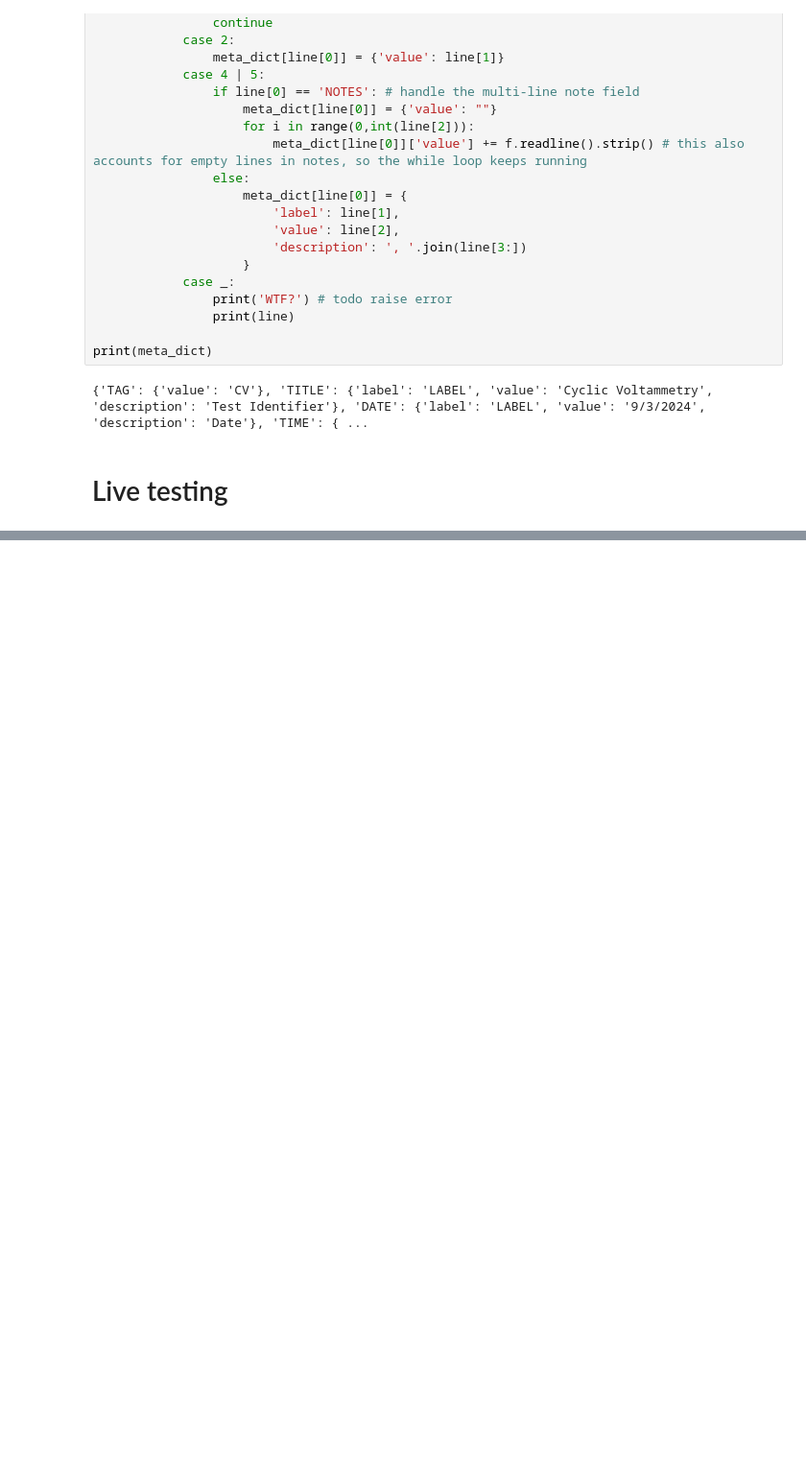
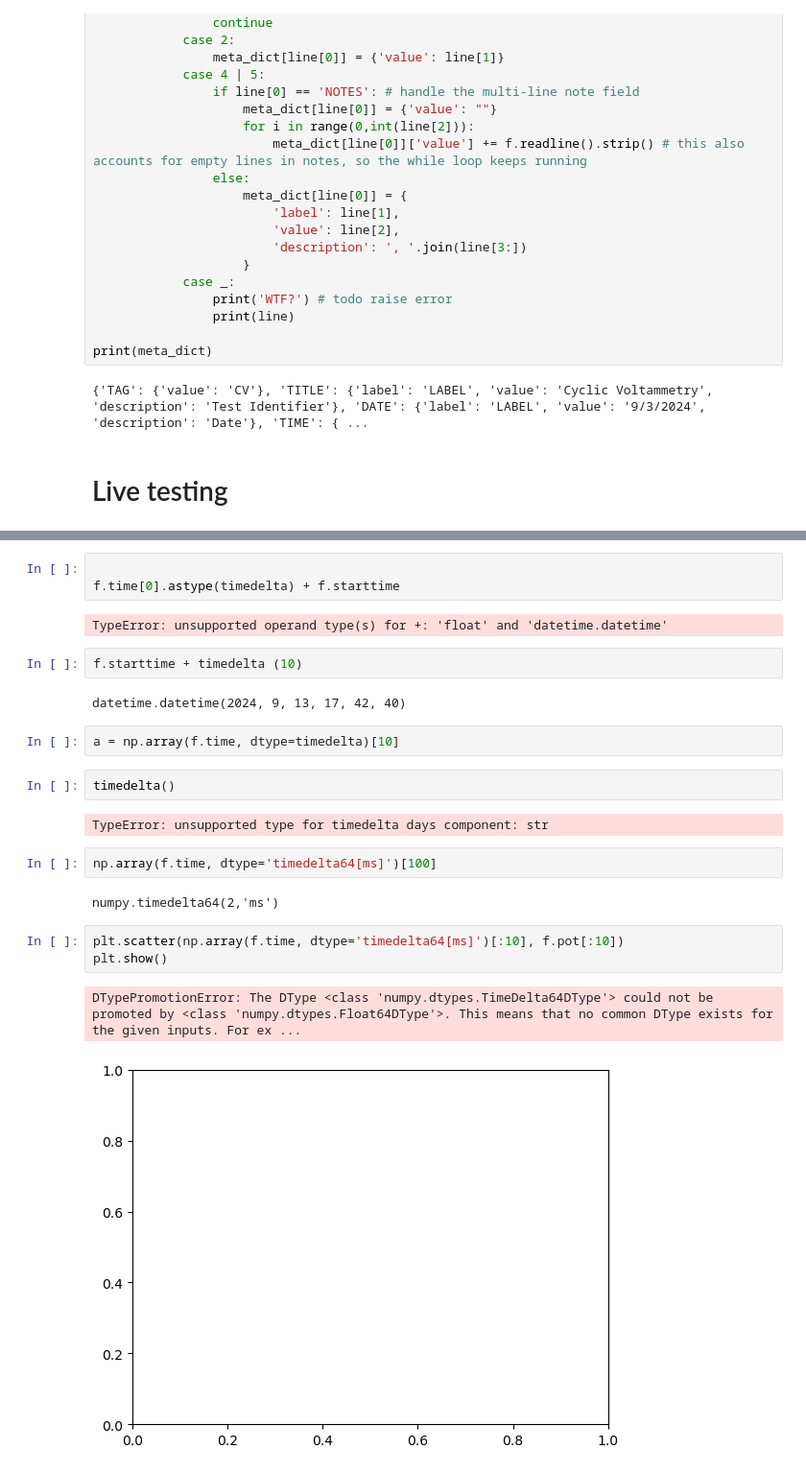
Before and after one commit to espenfana/ectools, a Jupyter notebook: testing/testing.ipynb, the cells around one changed output, grey strips where cells are left out. Shown: that part at 96% size. Saved outputs shown, nothing was run; the diff lists cells and outputs as text; blank space fills up the shorter version.

```diff
--- a/testing/testing.ipynb
+++ b/testing/testing.ipynb
@@ -92,0 +91,25 @@ f = imp.load_file(fpath, fname)
+# %%
+
+f.time[0].astype(timedelta) + f.starttime
+# %% [output]
+TypeError: unsupported operand type(s) for +: 'float' and 'datetime.datetime'
+# %%
+f.starttime + timedelta (10)
+# %% [output]
+datetime.datetime(2024, 9, 13, 17, 42, 40)
+# %%
+a = np.array(f.time, dtype=timedelta)[10]
+# %%
+timedelta()
+# %% [output]
+TypeError: unsupported type for timedelta days component: str
+# %%
+np.array(f.time, dtype='timedelta64[ms]')[100]
+# %% [output]
+numpy.timedelta64(2,'ms')
+# %%
+plt.scatter(np.array(f.time, dtype='timedelta64[ms]')[:10], f.pot[:10])
+plt.show()
+# %% [output]
+DTypePromotionError: The DType <class 'numpy.dtypes.TimeDelta64DType'> could not be promoted by <class 'numpy.dtypes.Float64DType'>. This means that no common DType exists for the given inputs. For ex ...
+[figure, added]
```
Also changed, not shown: parts of 1 cell of this notebook, 2 other files.
